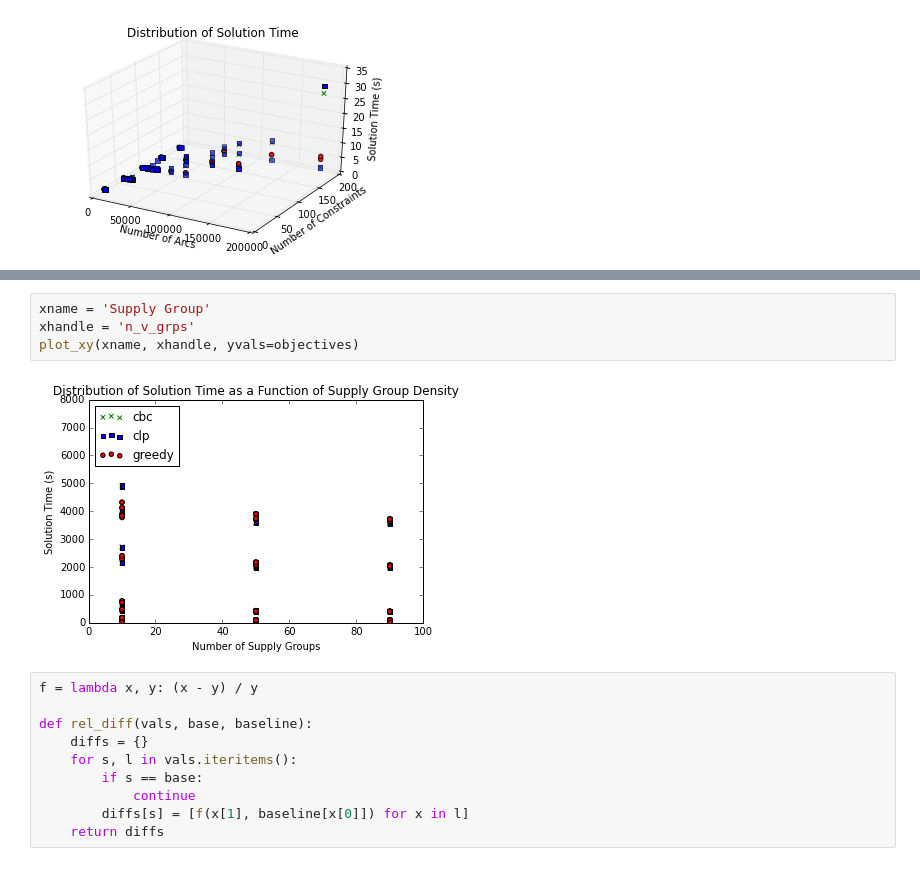
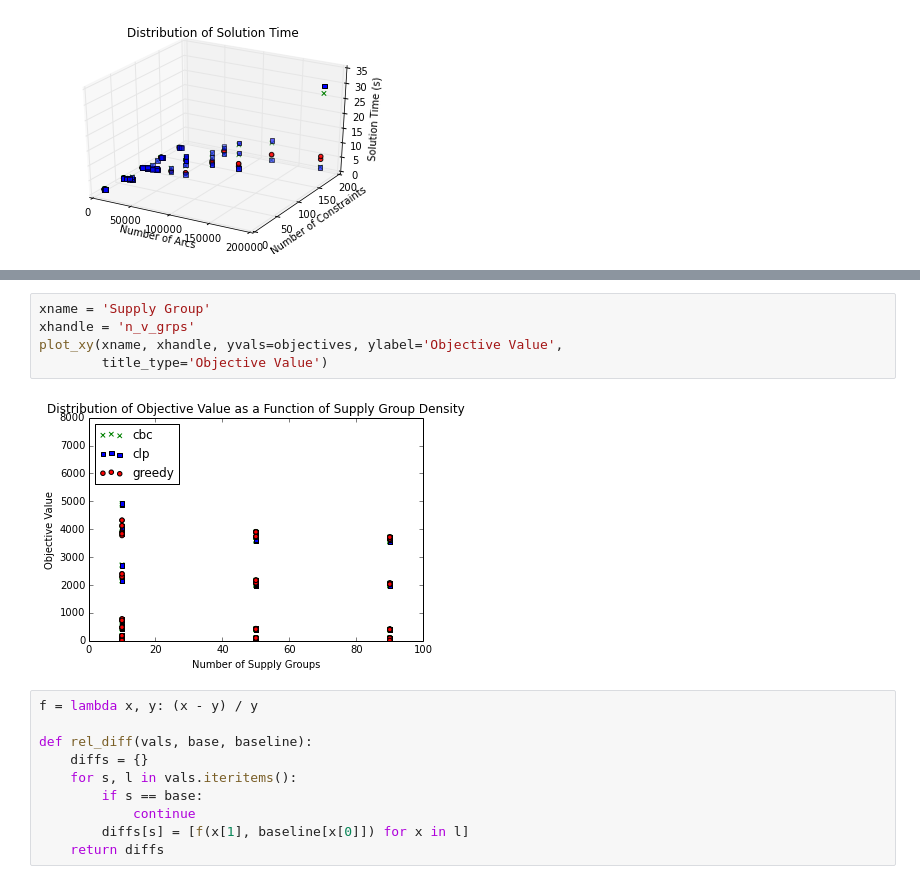
Before and after one commit to gidden/cyclopts, a Jupyter notebook: nbs/Cyclopts Run Analysis.ipynb, the cells around one changed output, grey strips where cells are left out. Cells and saved outputs as stored; diff of their text form.

```diff
--- a/nbs/Cyclopts Run Analysis.ipynb
+++ b/nbs/Cyclopts Run Analysis.ipynb
@@ -237,9 +238,10 @@ plot_xy(xname, xhandle, yvals=objectives)
 # %%
 xname = 'Supply Group'
 xhandle = 'n_v_grps'
-plot_xy(xname, xhandle, yvals=objectives)
+plot_xy(xname, xhandle, yvals=objectives, ylabel='Objective Value',
+        title_type='Objective Value')
 # %% [output]
-[figure, old version]
+[figure, new version]
 # %%
 f = lambda x, y: (x - y) / y
 
```
Also changed, not shown: parts of 6 cells of this notebook.
